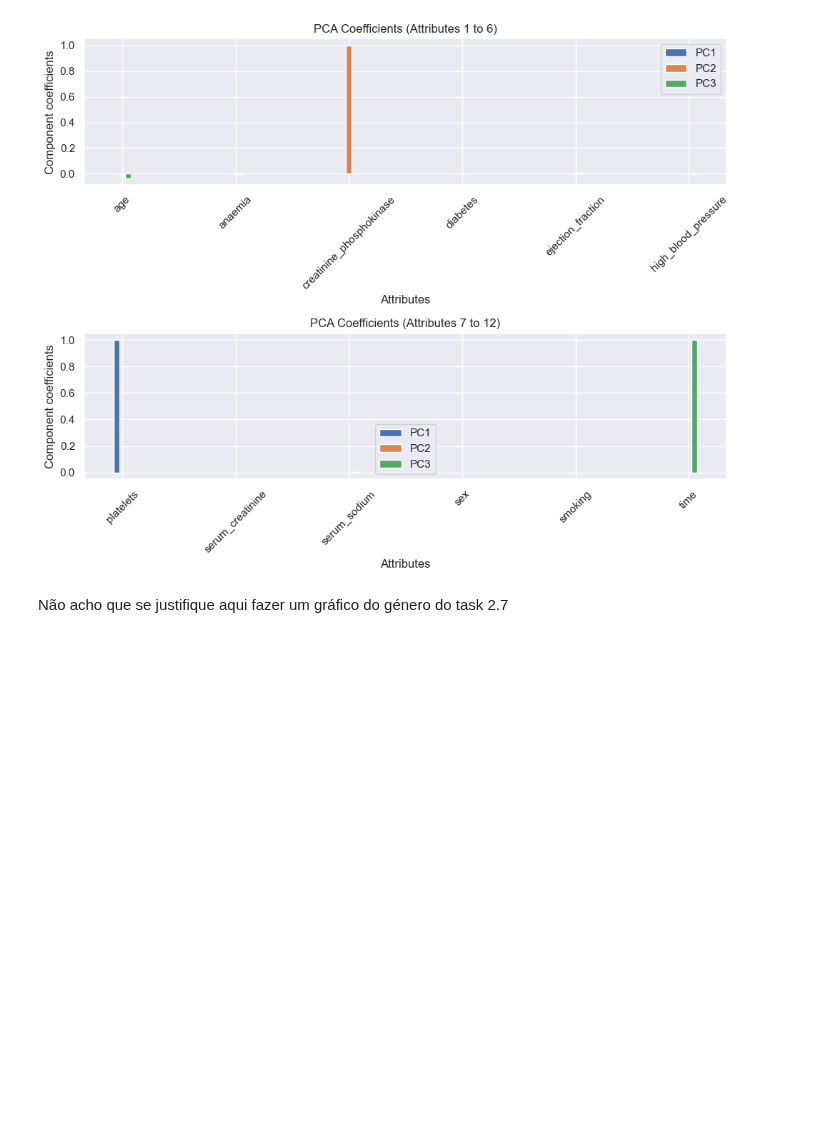
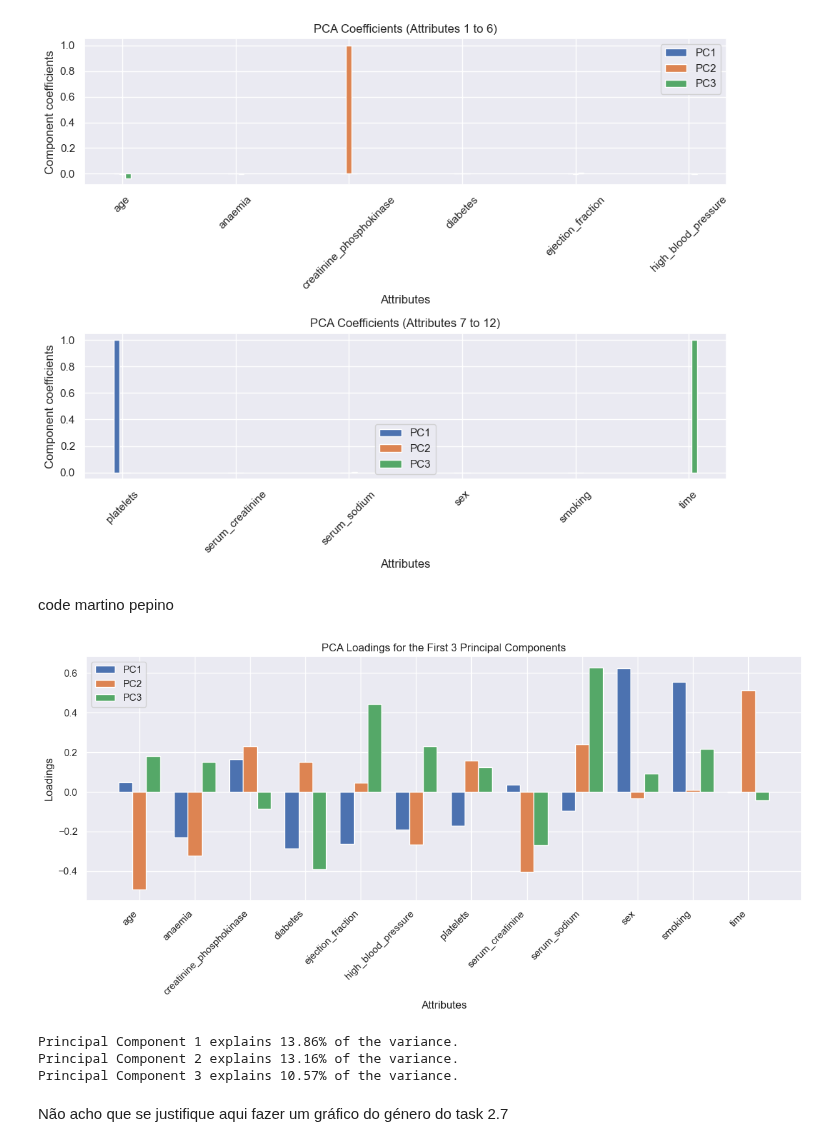
Before and after one commit to andregodinhodtu/02452---Machine-Learning---Project, a Jupyter notebook: code/notebooks/section3_pca.ipynb, the cells around one changed output. Saved outputs shown, nothing was run; the diff lists cells and outputs as text; code cells hidden in the pictures; blank space fills up the shorter version.

```diff
--- a/code/notebooks/section3_pca.ipynb
+++ b/code/notebooks/section3_pca.ipynb
@@ -182,6 +182,43 @@ plt.tight_layout()
 plt.show()
 # %% [output]
 [figure]
+# %% [markdown]
+code martino pepino
+# %%
+# standardize the data
+scaler = StandardScaler()
+X_scaled = scaler.fit_transform(X)
+
+#  PCA w/ 3 components
+pca = PCA(n_components=3)
+pca.fit(X_scaled)
+
+# principal components
+loadings = pca.components_.T
+attributes = X.columns
+
+# plot of the weights of each variable for the 3 Principal components
+plt.figure(figsize=(12, 6))
+for i in range(loadings.shape[1]):
+    plt.bar(np.arange(len(attributes)) + i*0.25, loadings[:, i], width=0.25, label=f'PC{i+1}')
+
+plt.xticks(np.arange(len(attributes)) + 0.25, attributes, rotation=45, ha='right')
+plt.xlabel('Attributes')
+plt.ylabel('Loadings')
+plt.title('PCA Loadings for the First 3 Principal Components')
+plt.legend()
+plt.tight_layout()
+plt.show()
+
+# variance explained by each principal component
+explained_variance = pca.explained_variance_ratio_
+for i, var in enumerate(explained_variance, start=1):
+    print(f"Principal Component {i} explains {var:.2%} of the variance.")
+# %% [output]
+[figure, added]
+Principal Component 1 explains 13.86% of the variance.
+Principal Component 2 explains 13.16% of the variance.
+Principal Component 3 explains 10.57% of the variance.
 # %% [markdown]
 Não acho que se justifique aqui fazer um gráfico do género do task 2.7
 # %%
```
